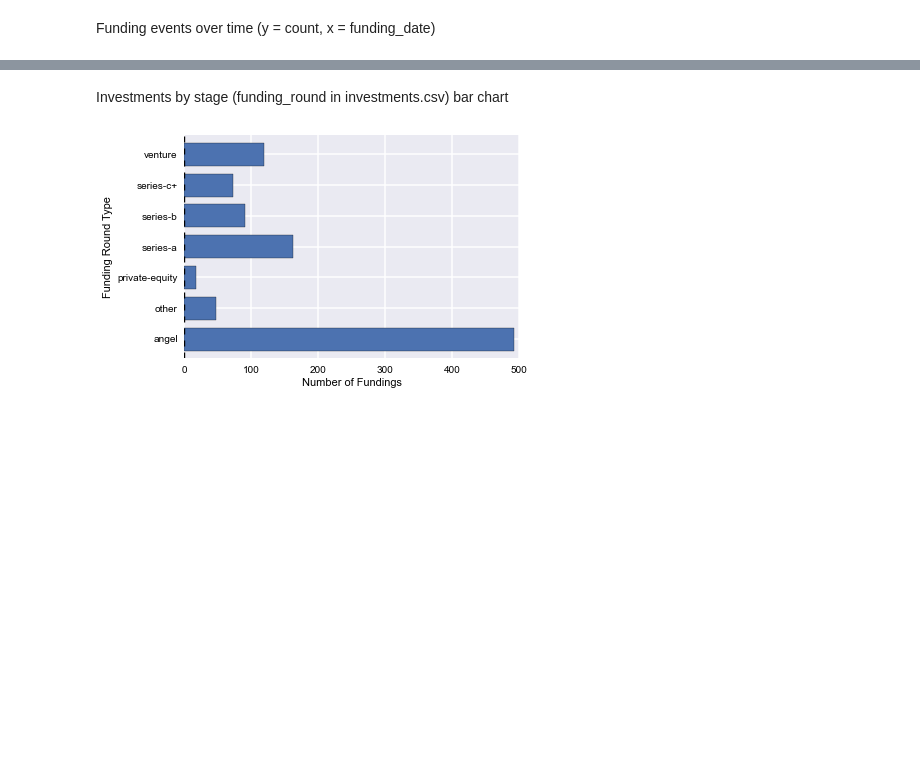
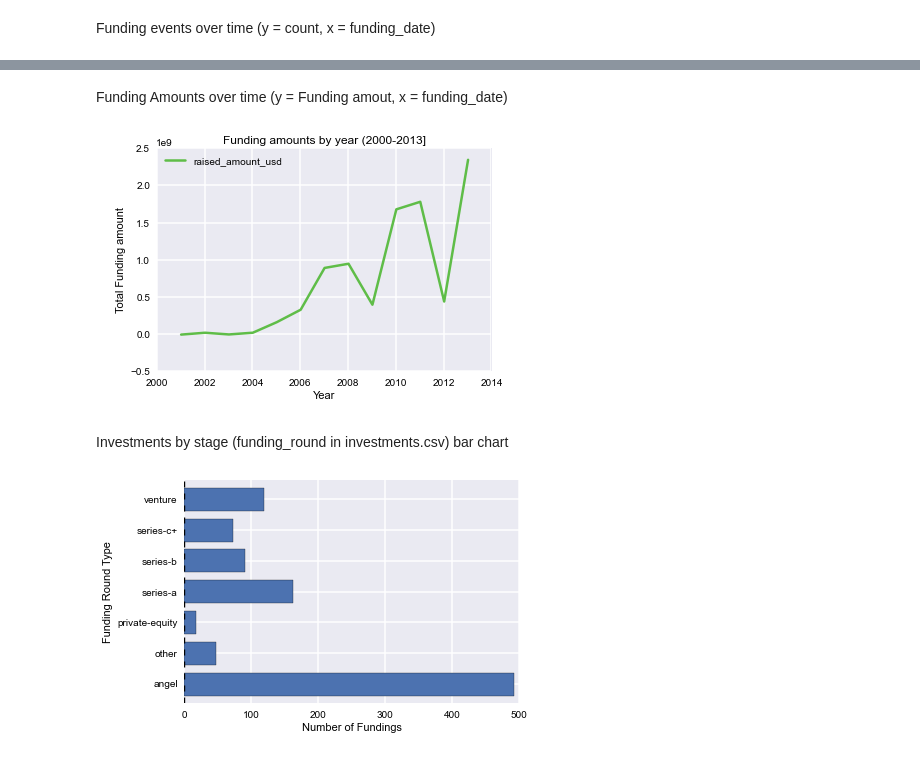
Before and after one commit to prabhamatta/Crunch-It, a Jupyter notebook: CrunchIt.ipynb, the cells around one changed output, grey strips where cells are left out. Drawn from its saved outputs; the diff is of its cells as text; code cells hidden in the pictures; blank space fills up the shorter version.

```diff
--- a/CrunchIt.ipynb
+++ b/CrunchIt.ipynb
@@ -309,3 +300,15 @@ plt.show()
+# %% [markdown]
+Funding Amounts over time (y = Funding amout, x = funding_date)
+# %%
+filter = (investments.funded_year > 2000) & (investments.funded_year <= 2013)
+counted = investments[filter].groupby('funded_year').sum()
+counted
+ax = counted.plot(title="Funding amounts by year (2000-2013]",color=COLOR_GREEN,linewidth=2.5)
+ax.set_ylabel('Total Funding amount')
+ax.set_xlabel('Year')
+plt.show()
+# %% [output]
+[figure, added]
 # %% [markdown]
 Investments by stage (funding_round in investments.csv) bar chart
 # %%
```
Also changed, not shown: parts of 16 cells of this notebook.
